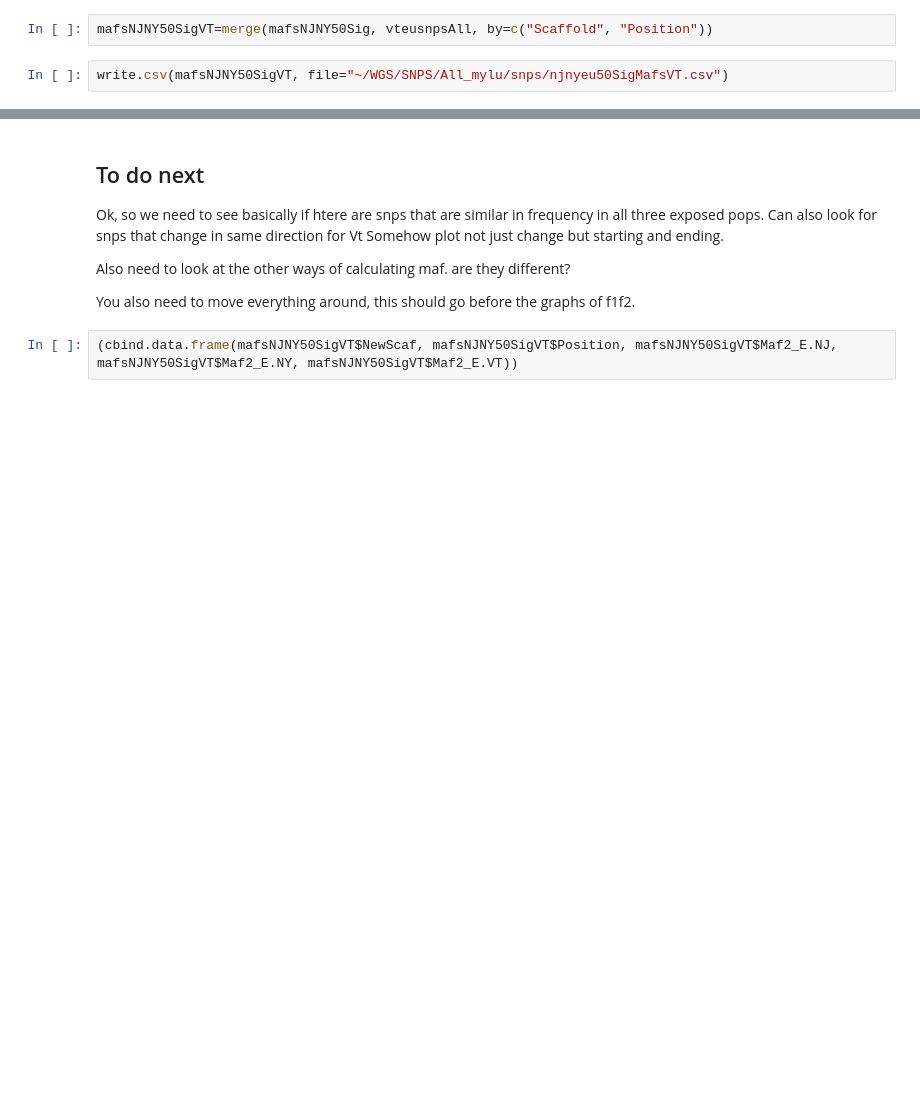
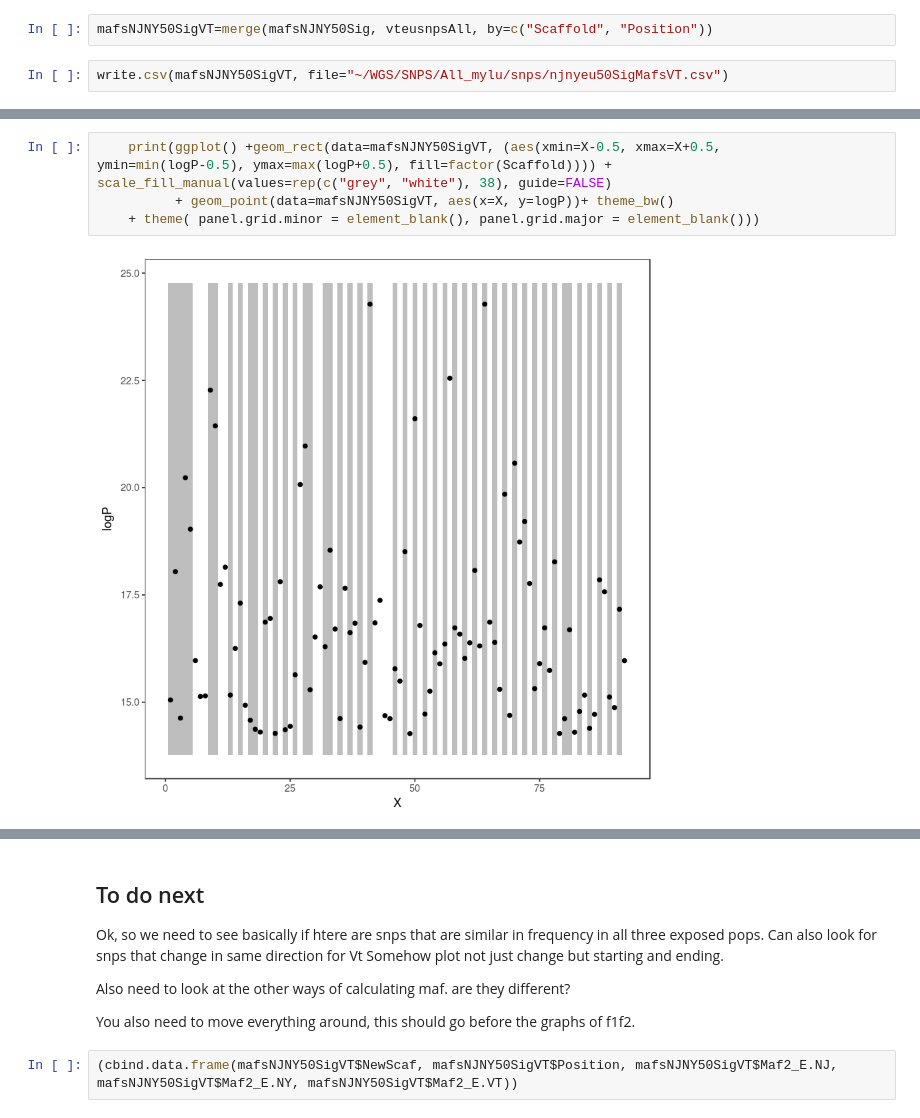
Before and after one commit to sagw/WNS_WGS, a Jupyter notebook: Notebooks/Angsd_all_SNP_graphs.ipynb, the cells around one changed output, grey strips where cells are left out. Saved outputs shown, nothing was run; the diff lists cells and outputs as text; blank space fills up the shorter version.

```diff
--- a/Notebooks/Angsd_all_SNP_graphs.ipynb
+++ b/Notebooks/Angsd_all_SNP_graphs.ipynb
@@ -390,0 +442,8 @@ write.csv(mafsNJNY50SigVT, file="~/WGS/SNPS/All_mylu/snps/njnyeu50SigMafsVT.csv"
+# %%
+    print(ggplot() +geom_rect(data=mafsNJNY50SigVT, (aes(xmin=X-0.5, xmax=X+0.5,
+ymin=min(logP-0.5), ymax=max(logP+0.5), fill=factor(Scaffold)))) +
+scale_fill_manual(values=rep(c("grey", "white"), 38), guide=FALSE)
+          + geom_point(data=mafsNJNY50SigVT, aes(x=X, y=logP))+ theme_bw()
+    + theme( panel.grid.minor = element_blank(), panel.grid.major = element_blank()))
+# %% [output]
+[figure, added]
```
Also changed, not shown: parts of 13 cells of this notebook, 1 other file.
